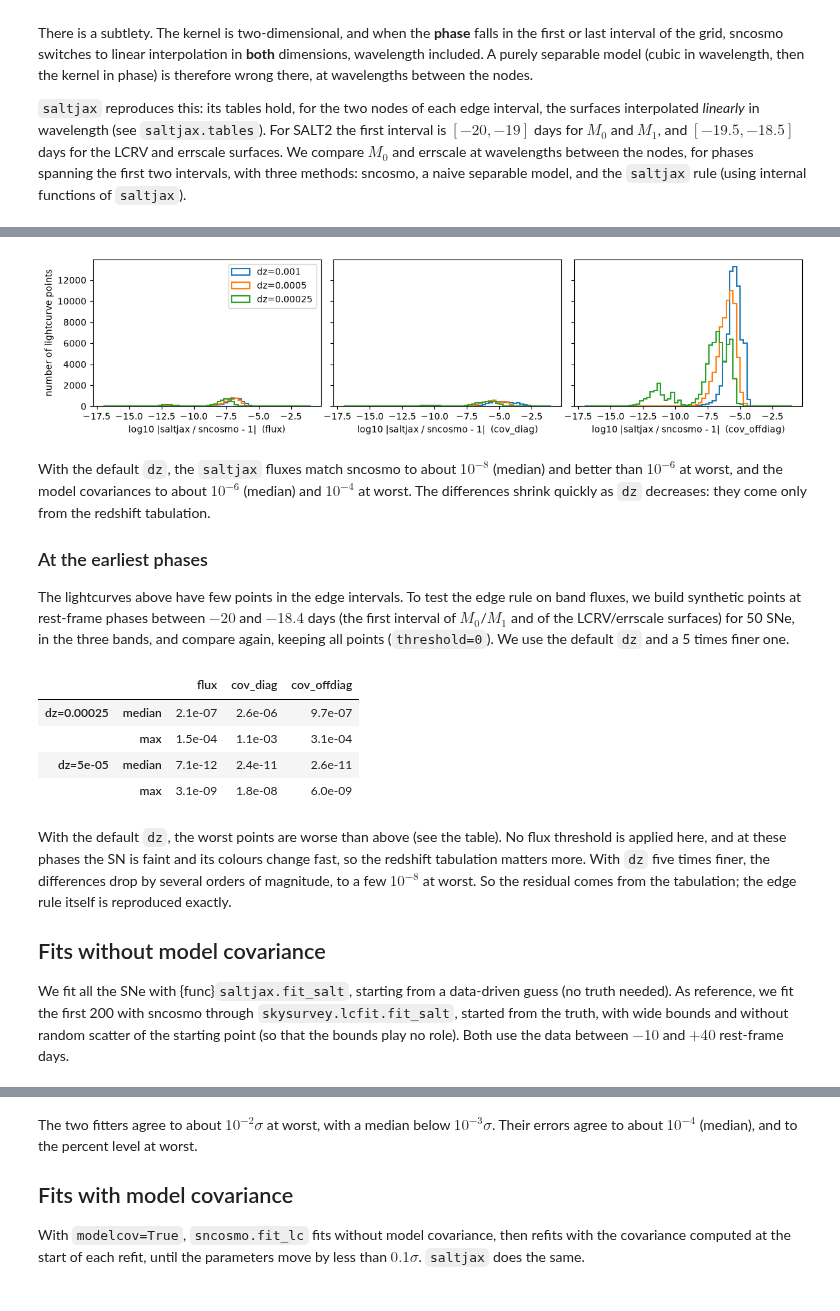
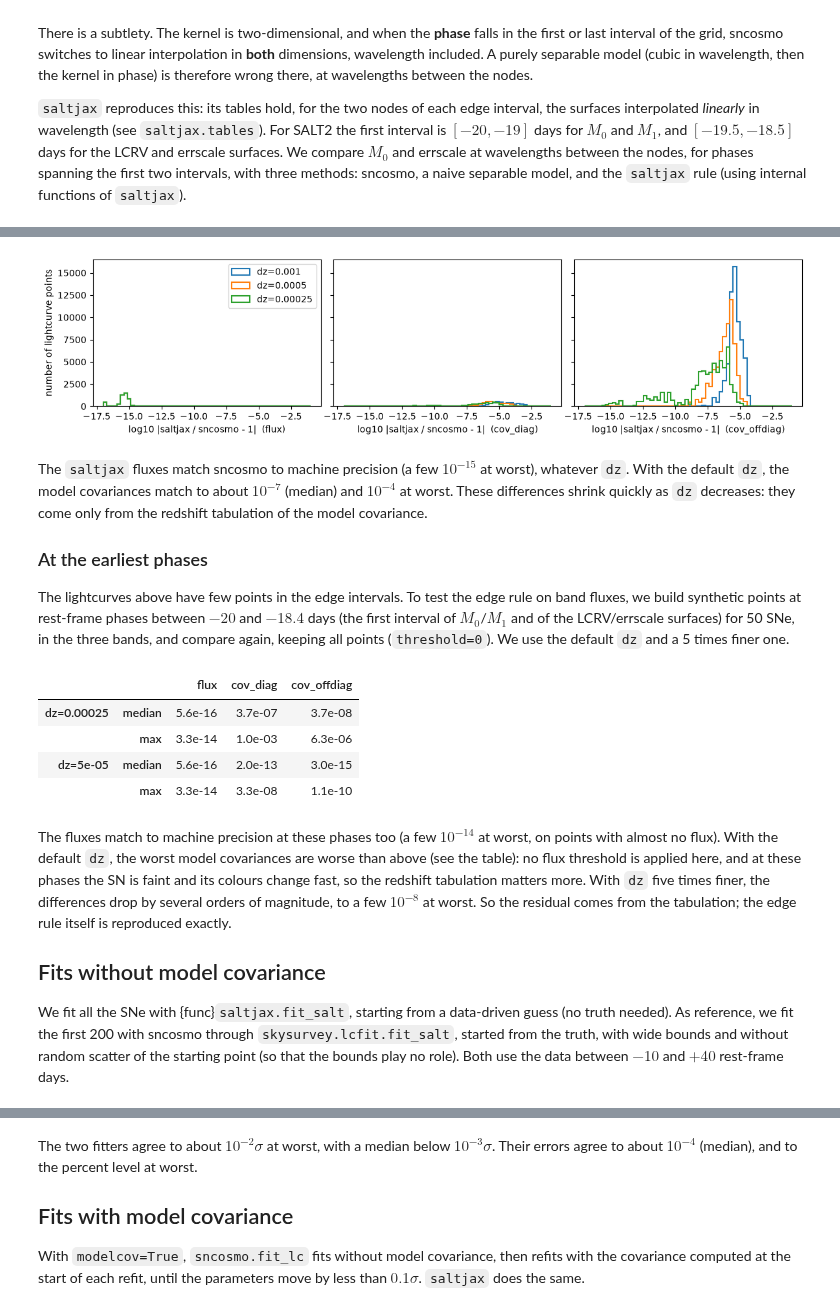
Before and after one commit to MickaelRigault/saltjax, a Jupyter notebook: docs/examples/validation.ipynb, the cells around one changed output, grey strips where cells are left out. Saved outputs shown, nothing was run; the diff lists cells and outputs as text; code cells hidden in the pictures.

```diff
--- a/docs/examples/validation.ipynb
+++ b/docs/examples/validation.ipynb
@@ -111,7 +111,7 @@ for phases spanning the first two intervals, with three methods: sncosmo, a naiv
 from saltjax import tables as sjt
 from saltjax.model import _interp
 
-surfaces = sjt._load_surfaces(sjt._get_modeldir(src), src._SCALE_FACTOR)
+surfaces = sjt._load_surfaces(sjt._get_modeldir(src), "salt2", src._SCALE_FACTOR)
 ph = np.linspace(-20, -17.5, 501)
 edge_check = {}
 for key in ["M0", "errscale"]:
@@ -198,7 +198,7 @@ thetas = np.column_stack([truth.loc[sub, "t0"] + rng.normal(0, 2, len(sub)), np.
 model_checks = {}
 with jax.enable_x64(True):
     for dz in [1e-3, 5e-4, 2.5e-4]:
-        tables = saltjax.build_tables(bands, 0., truth["z"].max(), ebv_max=ebv_max, dz=dz)
+        tables = saltjax.build_tables(bands, 0., truth["z"].max(), dz=dz)
         arr = saltjax.pack_lightcurves(data, targets, tables, indexes=sub)
         model_checks[dz] = compare_packed(arr, tables, thetas, [truth.loc[s] for s in sub])
 pd.DataFrame({(f"dz={dz:g}", stat): {k: getattr(np, stat)(v) for k, v in res.items()}
@@ -221,11 +221,11 @@ axes[0].set_ylabel("number of lightcurve points")
 axes[0].legend()
 fig.tight_layout()
 # %% [output]
-[figure, old version]
+[figure, new version]
 # %% [markdown]
-With the default `dz`, the `saltjax` fluxes match sncosmo to about $10^{-8}$ (median) and better than $10^{-6}$ at worst,
-and the model covariances to about $10^{-6}$ (median) and $10^{-4}$ at worst. The differences shrink quickly as `dz` decreases:
-they come only from the redshift tabulation.
+The `saltjax` fluxes match sncosmo to machine precision (a few $10^{-15}$ at worst), whatever `dz`. With the default `dz`,
+the model covariances match to about $10^{-7}$ (median) and $10^{-4}$ at worst. These differences shrink quickly as `dz`
+decreases: they come only from the redshift tabulation of the model covariance.
 
 ### At the earliest phases
 
@@ -235,29 +235,31 @@ for 50 SNe, in the three bands, and compare again, keeping all points (`threshol
 # %%
 early = index[:50]
 p_early = np.linspace(-19.99, -18.4, 12)
 rows = [(name, j, truth.loc[name, "t0"] + p * (1 + truth.loc[name, "z"]), b, 1., 1., 30.)
         for name in early for j, (p, b) in enumerate((p, b) for p in p_early for b in bands)]
 early_data = pd.DataFrame(rows, columns=["target", "obs", "time", "band", "flux", "fluxerr", "zp"]).set_index(["target", "obs"])
 thetas_early = np.column_stack([truth.loc[early, "t0"], np.full(len(early), 1e-3),
                                 rng.normal(0, 1.5, len(early)), rng.normal(0, 0.15, len(early))])
 early_checks = {}
 with jax.enable_x64(True):
     for dz in [2.5e-4, 5e-5]:
-        tables = saltjax.build_tables(bands, 0., truth["z"].max(), ebv_max=ebv_max, dz=dz)
+        tables = saltjax.build_tables(bands, 0., truth["z"].max(), dz=dz)
         arr = saltjax.pack_lightcurves(early_data, targets, tables, indexes=early, phase_range=None)
         early_checks[dz] = compare_packed(arr, tables, thetas_early, [truth.loc[s] for s in early], threshold=0.)
 pd.DataFrame({(f"dz={dz:g}", stat): {k: getattr(np, stat)(v) for k, v in res.items()}
               for dz, res in early_checks.items() for stat in ["median", "max"]}).T.style.format("{:.1e}")
 # %% [output]
 |  |  | flux | cov_diag | cov_offdiag |
-| dz=0.00025 | median | 2.1e-07 | 2.6e-06 | 9.7e-07 |
-|  | max | 1.5e-04 | 1.1e-03 | 3.1e-04 |
-| dz=5e-05 | median | 7.1e-12 | 2.4e-11 | 2.6e-11 |
-|  | max | 3.1e-09 | 1.8e-08 | 6.0e-09 |
+| dz=0.00025 | median | 5.6e-16 | 3.7e-07 | 3.7e-08 |
+|  | max | 3.3e-14 | 1.0e-03 | 6.3e-06 |
+| dz=5e-05 | median | 5.6e-16 | 2.0e-13 | 3.0e-15 |
+|  | max | 3.3e-14 | 3.3e-08 | 1.1e-10 |
 # %% [markdown]
-With the default `dz`, the worst points are worse than above (see the table). No flux threshold is applied here, and at these phases
-the SN is faint and its colours change fast, so the redshift tabulation matters more. With `dz` five times finer, the differences drop by several orders of magnitude,
-to a few $10^{-8}$ at worst. So the residual comes from the tabulation; the edge rule itself is reproduced exactly.
+The fluxes match to machine precision at these phases too (a few $10^{-14}$ at worst, on points with almost no flux).
+With the default `dz`, the worst model covariances are worse than above (see the table): no flux threshold is applied here,
+and at these phases the SN is faint and its colours change fast, so the redshift tabulation matters more. With `dz` five
+times finer, the differences drop by several orders of magnitude, to a few $10^{-8}$ at worst. So the residual comes from
+the tabulation; the edge rule itself is reproduced exactly.
 
 ## Fits without model covariance
 
```
Also changed, not shown: parts of 17 cells of this notebook, 24 other files.
